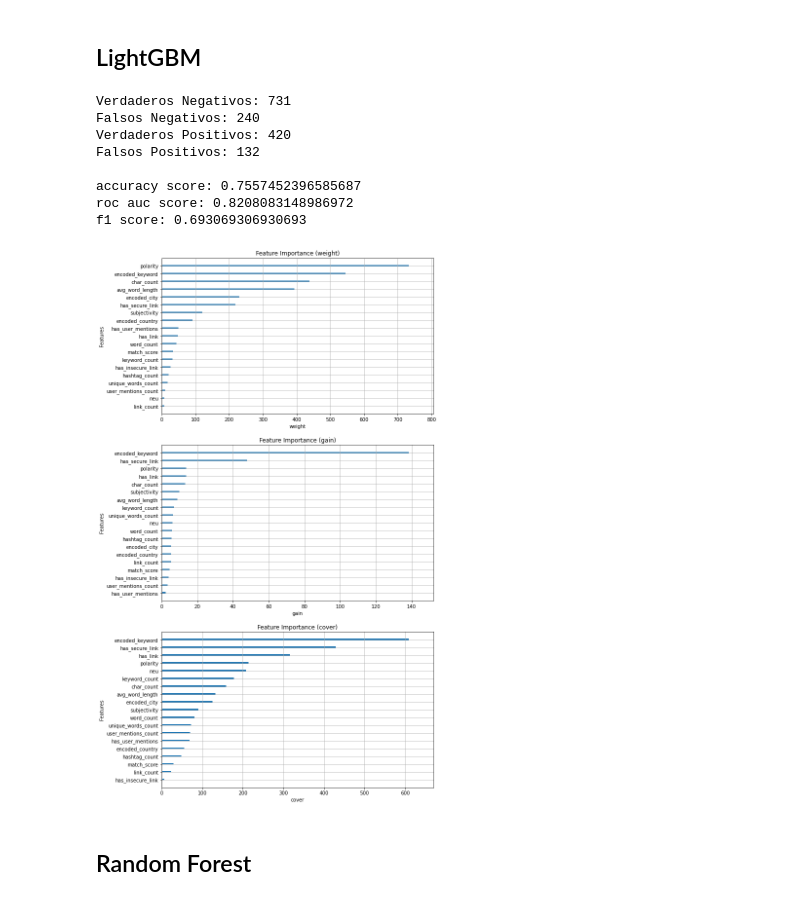
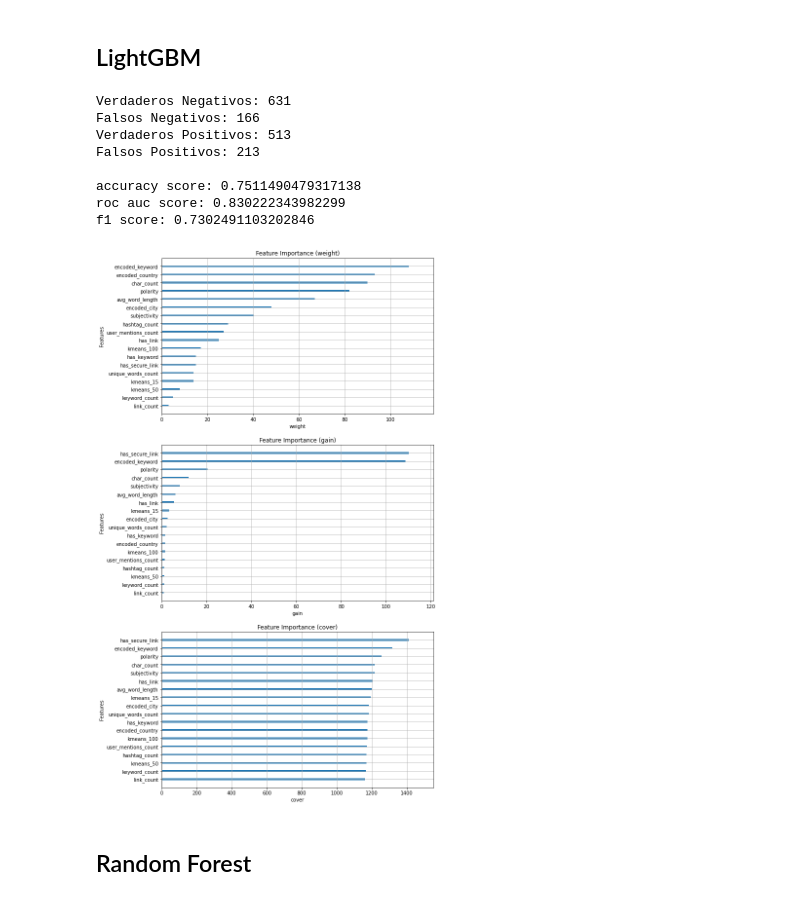
Before and after one commit to fsicardir/datos-tp2, a Jupyter notebook: notebooks_models/tree_based_approaches.ipynb, the cells around one changed output. Saved outputs shown, nothing was run; the diff lists cells and outputs as text; code cells hidden in the pictures.

```diff
--- a/notebooks_models/tree_based_approaches.ipynb
+++ b/notebooks_models/tree_based_approaches.ipynb
@@ -182,25 +193,25 @@ f1 score: 0.695583596214511
 # %%
 lgbm_classifier = lgb.LGBMClassifier(
     objective='binary',
     boosting='goss',
-    scale_pos_weight=1.2,
-    n_estimators=100,
-    learning_rate=0.01,
-    max_depth=5,
+    scale_pos_weight=1.3,
+    n_estimators=700,
+    learning_rate=0.008,
+    max_depth=1,
     num_threads=8,
 )
 
 lgbm_classifier = try_classifier(lgbm_classifier)
 # %% [output]
-Verdaderos Negativos: 731
-Falsos Negativos: 240
-Verdaderos Positivos: 420
-Falsos Positivos: 132
+Verdaderos Negativos: 631
+Falsos Negativos: 166
+Verdaderos Positivos: 513
+Falsos Positivos: 213
 
-accuracy score: 0.7557452396585687
-roc auc score: 0.8208083148986972
-f1 score: 0.693069306930693
+accuracy score: 0.7511490479317138
+roc auc score: 0.830222343982299
+f1 score: 0.7302491103202846
-[figure, old version]
+[figure, new version]
 # %% [markdown]
 ## Random Forest
 # %%
```
Also changed, not shown: parts of 12 cells of this notebook.
